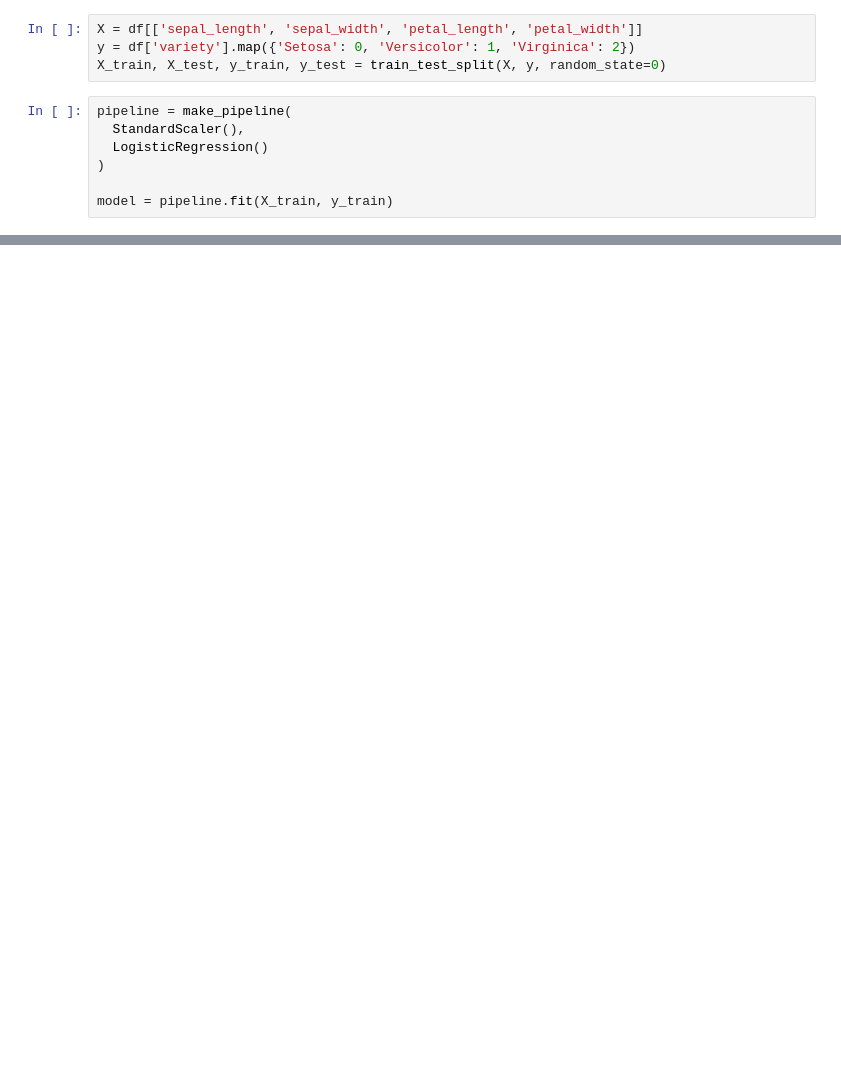
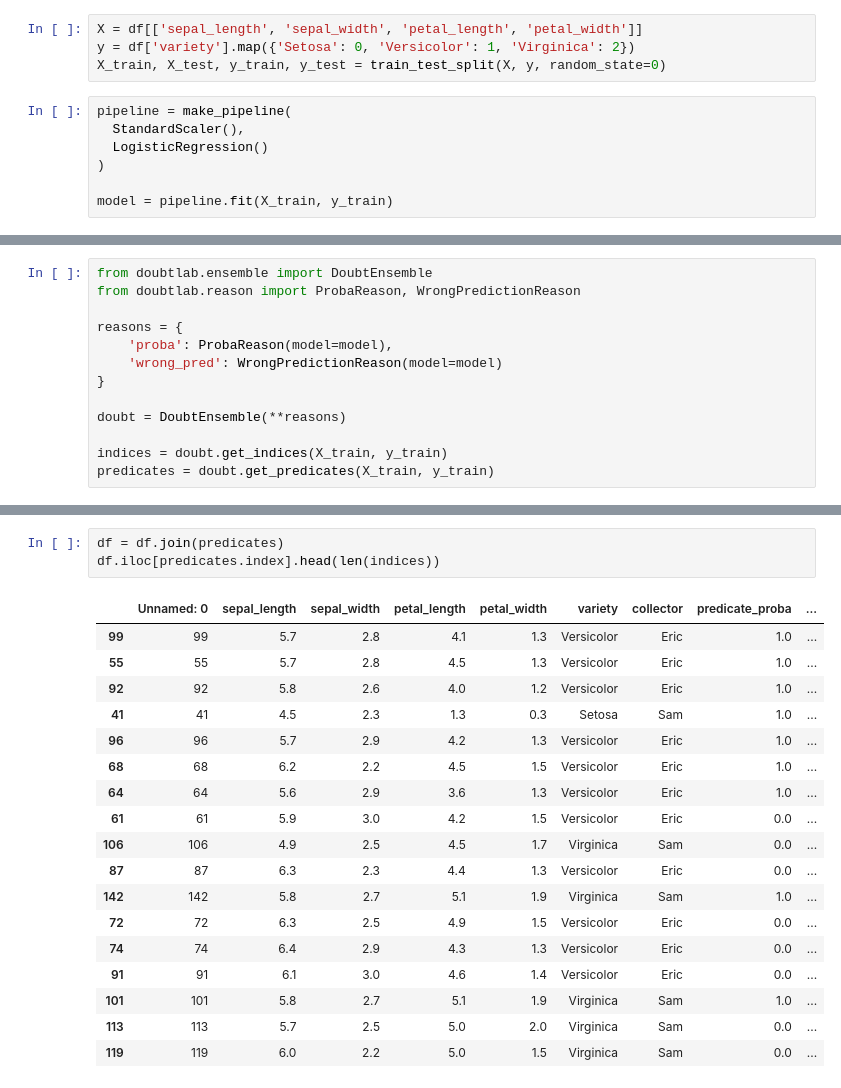
Before and after one commit to getdatachimp/demo, a Jupyter notebook: ex1.ipynb, the cells around one changed output, grey strips where cells are left out. Cells and saved outputs as stored; diff of their text form; blank space fills up the shorter version.

```diff
--- a/ex1.ipynb
+++ b/ex1.ipynb
@@ -27,0 +63,13 @@ ConfusionMatrixDisplay(confusion_matrix(y_test, y_pred)).plot()
+# %%
+from doubtlab.ensemble import DoubtEnsemble
+from doubtlab.reason import ProbaReason, WrongPredictionReason
+
+reasons = {
+    'proba': ProbaReason(model=model),
+    'wrong_pred': WrongPredictionReason(model=model)
+}
+
+doubt = DoubtEnsemble(**reasons)
+
+indices = doubt.get_indices(X_train, y_train)
+predicates = doubt.get_predicates(X_train, y_train)
@@ -27,0 +96,22 @@ ConfusionMatrixDisplay(confusion_matrix(y_test, y_pred)).plot()
+# %%
+df = df.join(predicates)
+df.iloc[predicates.index].head(len(indices))
+# %% [output]
+|  | Unnamed: 0 | sepal_length | sepal_width | petal_length | petal_width | variety | collector | predicate_proba | ... |
+| 99 | 99 | 5.7 | 2.8 | 4.1 | 1.3 | Versicolor | Eric | 1.0 | ... |
+| 55 | 55 | 5.7 | 2.8 | 4.5 | 1.3 | Versicolor | Eric | 1.0 | ... |
+| 92 | 92 | 5.8 | 2.6 | 4.0 | 1.2 | Versicolor | Eric | 1.0 | ... |
+| 41 | 41 | 4.5 | 2.3 | 1.3 | 0.3 | Setosa | Sam | 1.0 | ... |
+| 96 | 96 | 5.7 | 2.9 | 4.2 | 1.3 | Versicolor | Eric | 1.0 | ... |
+| 68 | 68 | 6.2 | 2.2 | 4.5 | 1.5 | Versicolor | Eric | 1.0 | ... |
+| 64 | 64 | 5.6 | 2.9 | 3.6 | 1.3 | Versicolor | Eric | 1.0 | ... |
+| 61 | 61 | 5.9 | 3.0 | 4.2 | 1.5 | Versicolor | Eric | 0.0 | ... |
+| 106 | 106 | 4.9 | 2.5 | 4.5 | 1.7 | Virginica | Sam | 0.0 | ... |
+| 87 | 87 | 6.3 | 2.3 | 4.4 | 1.3 | Versicolor | Eric | 0.0 | ... |
+| 142 | 142 | 5.8 | 2.7 | 5.1 | 1.9 | Virginica | Sam | 1.0 | ... |
+| 72 | 72 | 6.3 | 2.5 | 4.9 | 1.5 | Versicolor | Eric | 0.0 | ... |
+| 74 | 74 | 6.4 | 2.9 | 4.3 | 1.3 | Versicolor | Eric | 0.0 | ... |
+| 91 | 91 | 6.1 | 3.0 | 4.6 | 1.4 | Versicolor | Eric | 0.0 | ... |
+| 101 | 101 | 5.8 | 2.7 | 5.1 | 1.9 | Virginica | Sam | 1.0 | ... |
+| 113 | 113 | 5.7 | 2.5 | 5.0 | 2.0 | Virginica | Sam | 0.0 | ... |
+| 119 | 119 | 6.0 | 2.2 | 5.0 | 1.5 | Virginica | Sam | 0.0 | ... |
```
Also changed, not shown: parts of 8 cells of this notebook, 11 other files.
